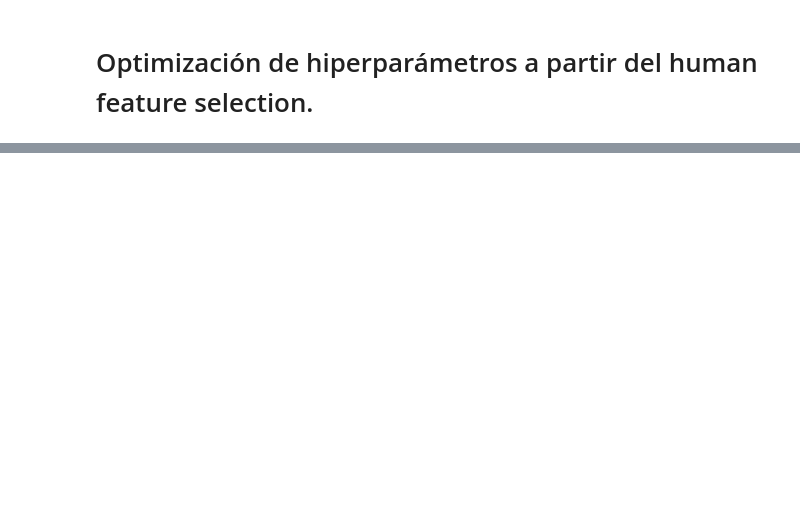
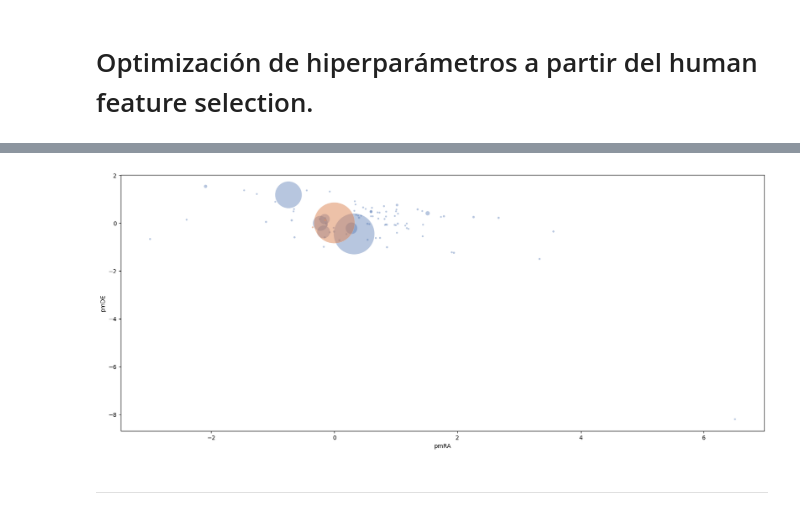
Before and after one commit to TatianaCC/STARS_FinalProject, a Jupyter notebook: src/Class_HDBSCAN.ipynb, the cells around one changed output, grey strips where cells are left out. Saved outputs shown, nothing was run; the diff lists cells and outputs as text; code cells hidden in the pictures; blank space fills up the shorter version.

```diff
--- a/src/Class_HDBSCAN.ipynb
+++ b/src/Class_HDBSCAN.ipynb
@@ -258,0 +349,6 @@ graphic_tester(X_test_with_y_test_human, X_test_with_y_predict_test_human, 'y_te
+# %%
+graphic_tester(X_test_with_y_test_human_B, X_test_with_y_predict_test_human_B, 'y_test_human_B', 'y_predict_test_human_B', 'pmRA', 'pmDE')
+# %% [output]
+[figure, added]
+# %% [markdown]
+_________________________
```
Also changed, not shown: parts of 108 cells of this notebook.
